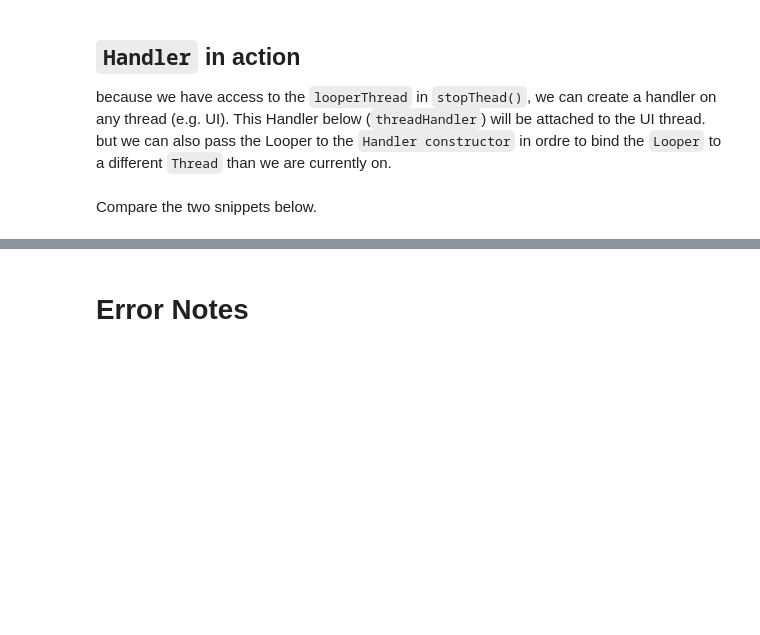
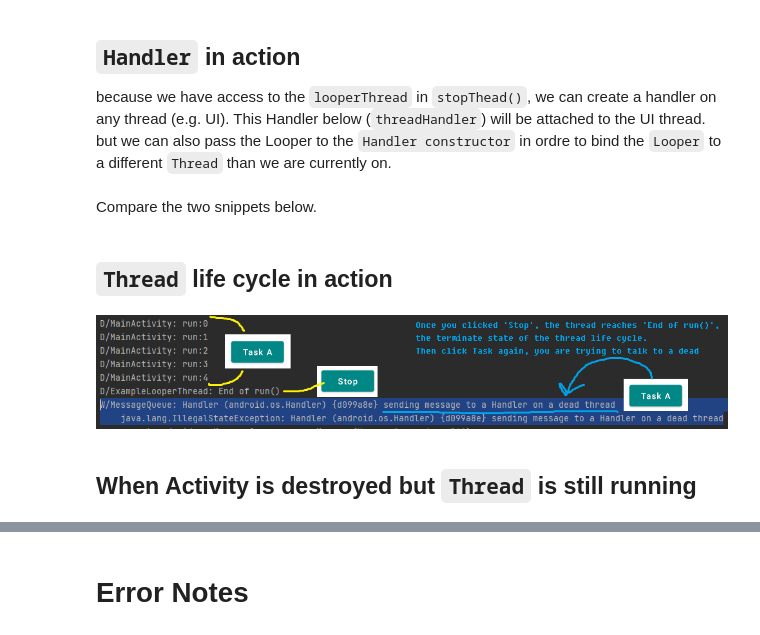
Before and after one commit to Coding-Forest/2021-Android, a Jupyter notebook: 00 Fundamentals/Looper, MessageQueue, & Handler.ipynb, the cells around one changed output, grey strips where cells are left out. Drawn from its saved outputs; the diff is of its cells as text; code cells hidden in the pictures; blank space fills up the shorter version.

```diff
--- a/00 Fundamentals/Handler, MessageQueue, Looper.ipynb
+++ b/00 Fundamentals/Looper, MessageQueue, & Handler.ipynb
@@ -173,3 +182,12 @@ Compare the two snippets below.
             }
         });
     }
+# %% [markdown]
+## `Thread` life cycle in action
+# %%
+path = "/content/here/MyDrive/Android/Handler/dead thread.png"
+show_img(path)
+# %% [output]
+[figure, added]
+# %% [markdown]
+## When Activity is destroyed but `Thread` is still running
```
Also changed, not shown: parts of 15 cells of this notebook.
